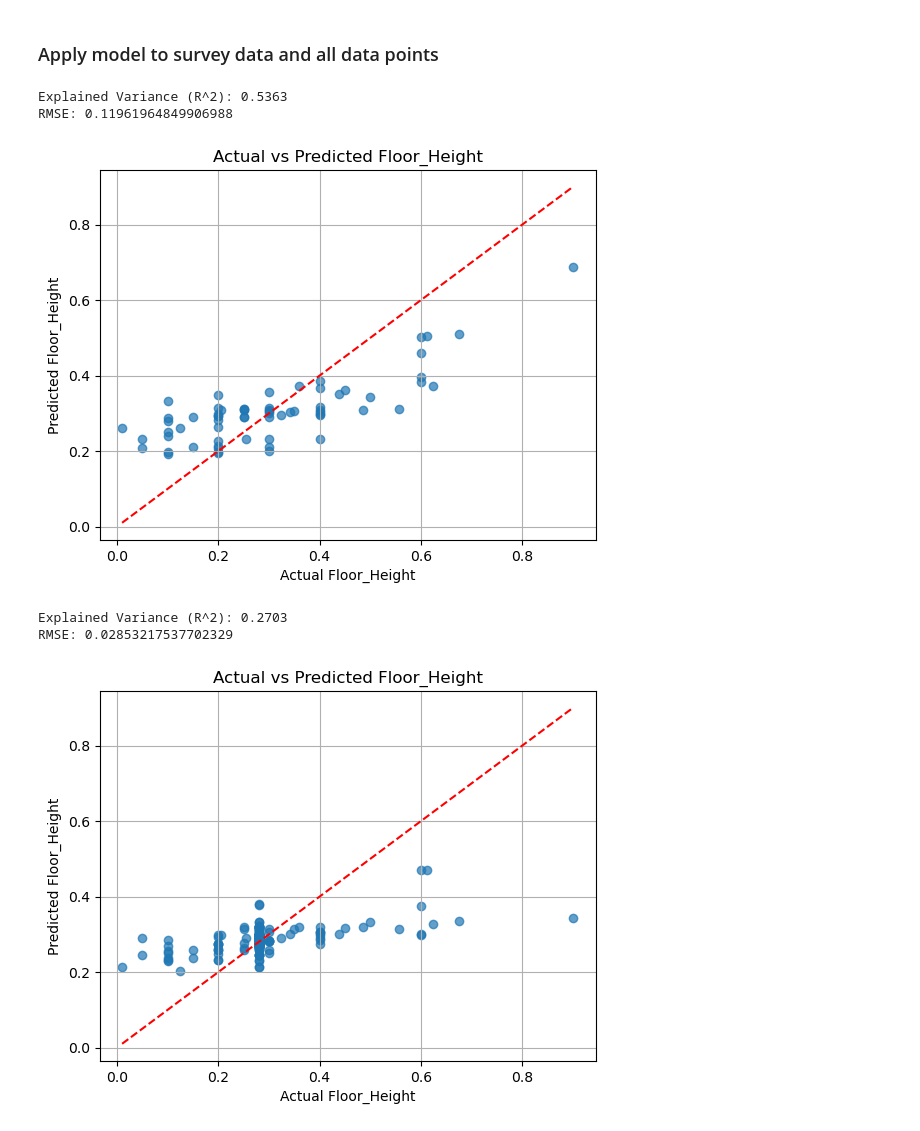
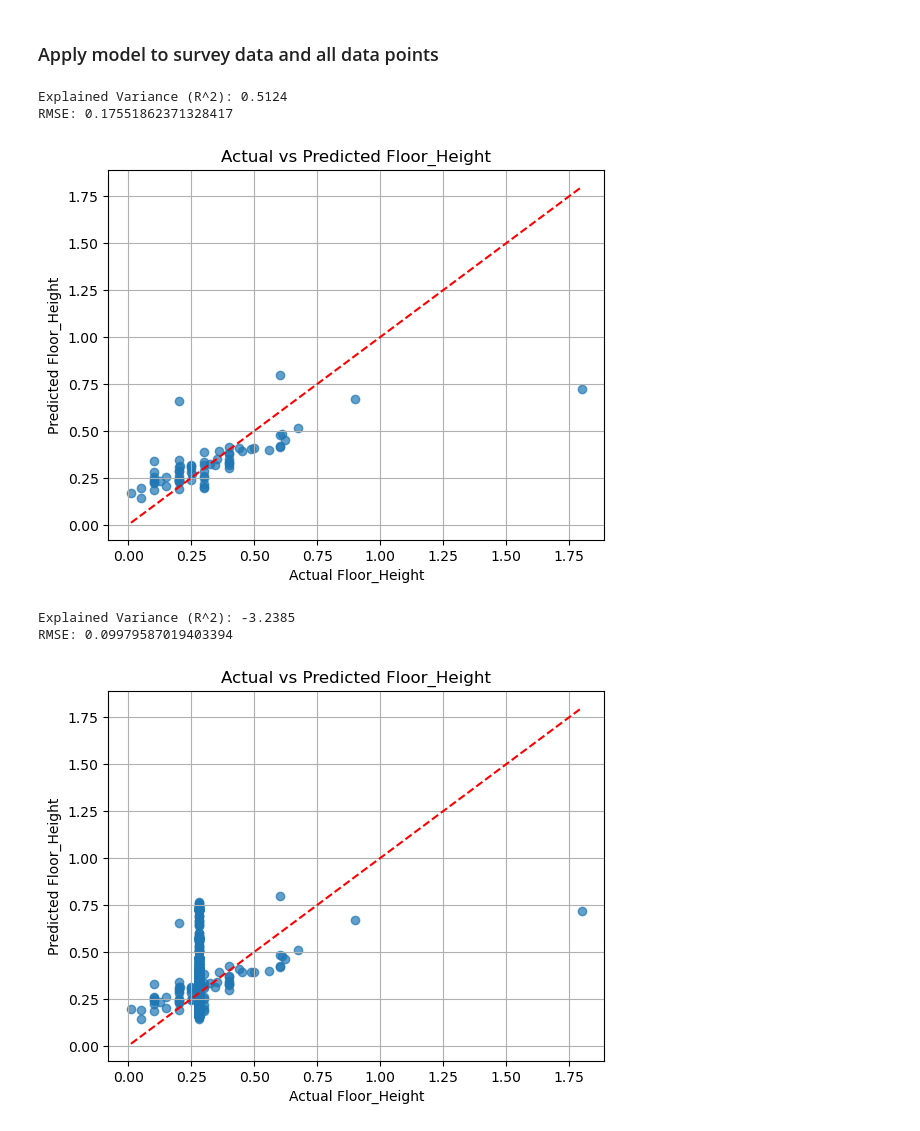
Before and after one commit to GeoscienceAustralia/GA_Floor_Height, a Jupyter notebook: regression/wagga_3_regression_model.ipynb, the cells around one changed output. Saved outputs shown, nothing was run; the diff lists cells and outputs as text; code cells hidden in the pictures.

Commit message:
Updated Wagga regression model

```diff
--- a/regression/wagga_3_regression_model.ipynb
+++ b/regression/wagga_3_regression_model.ipynb
@@ -38,6 +38,8 @@ df_footprint.head()
 df_footprint['Floor_Height_DEM'] = df_footprint['Floor_Leve'] - df_footprint['min_height_ahd']
 # %%
 df_footprint['range_dem'] = df_footprint['max_height_ahd'] - df_footprint['min_height_ahd']
+# %%
+df_footprint['range_dem_2'] = df_footprint['range_dem']**2
 # %% [markdown]
 ### Inspect and clean up categorical fields
 
@@ -73,8 +75,8 @@ df_footprint[cate_cols].describe()
 * Remove highly correlated features
 # %%
 # Features and target
-cat_features = ['NEXIS_YEAR_BUILT'] #['NEXIS_CONSTRUCTION_TYPE', 'NEXIS_YEAR_BUILT', 'NEXIS_WALL_TYPE', 'GENERIC_EXT_WALL', 'flood_vulnerability_function_id']
-num_features = ['range_dem'] #['min_height_ahd', 'max_height_ahd', 'range_dem']
+cat_features = ['NEXIS_YEAR_BUILT','NEXIS_CONSTRUCTION_TYPE', 'NEXIS_WALL_TYPE', 'GENERIC_EXT_WALL', 'flood_vulnerability_function_id']
+num_features = ['range_dem','min_height_ahd', 'max_height_ahd', 'range_dem_2']
 target = 'Floor_Height'
 
 X_raw = df_footprint[cat_features + num_features]
@@ -92,7 +94,7 @@ X_normalized_numeric = scaler.fit_transform(X_raw[num_features])
 # Concatenate the encoded categorical features with the normalized numeric features
 X = np.hstack((X_encoded_categorical, X_normalized_numeric))
 # %%
-ffh_limit = 1.
+ffh_limit = 2
 # %%
 # use only surveyed data for training
 
@@ -132,7 +134,7 @@ class CorrelationFilter(BaseEstimator, TransformerMixin):
 
 # Pipeline including CorrelationFilter
 pipeline = Pipeline([
-    #('correlation_filter', CorrelationFilter(threshold=1)),
+    ('correlation_filter', CorrelationFilter(threshold=0.95)),
     ('regressor', RandomForestRegressor(random_state=42))
 ])
 
@@ -140,7 +142,7 @@ pipeline = Pipeline([
 param_grid = {
     'regressor__n_estimators': [100, 200, 300],
     'regressor__max_depth': [10, 20, 30],
-    'regressor__min_samples_split': [2, 5, 10, 15, 20]
+    'regressor__min_samples_split': [5, 10, 15]
 }
 
 # Cross-validation with GridSearch
@@ -214,31 +214,32 @@ plt.xlabel(f'Actual {target}')
 plt.ylabel(f'Predicted {target}')
 plt.grid(True)
 # %% [output]
-Explained Variance (R^2): 0.5363
-RMSE: 0.11961964849906988
+Explained Variance (R^2): 0.5124
+RMSE: 0.17551862371328417
-[figure, old version]
+[figure, new version]
 # %%
 # Fit the best model on all data points
-best_model.fit(X_lt_2m, y_lt_2m)
+#best_model.fit(X_lt_2m, y_lt_2m)
+best_model.fit(X_surveyed, y_surveyed)
 
 # Get predictions for all data points
 predictions = best_model.predict(X_lt_2m)
 
 # Calculate explained variance
 explained_variance = r2_score(y_lt_2m, predictions)
 print(f"Explained Variance (R^2): {explained_variance:.4f}")
 
 # Calculate RMSE
 rmse = np.sqrt(mean_squared_error(y_lt_2m, predictions))
 print(f"RMSE: {rmse}")
 
 plt.scatter(y_lt_2m, predictions, alpha=0.7)
 plt.plot([y_lt_2m.min(), y_lt_2m.max()], [y_lt_2m.min(), y_lt_2m.max()], 'r--')  # Diagonal line
 plt.title(f'Actual vs Predicted {target}')
 plt.xlabel(f'Actual {target}')
 plt.ylabel(f'Predicted {target}')
 plt.grid(True)
 # %% [output]
-Explained Variance (R^2): 0.2703
-RMSE: 0.02853217537702329
+Explained Variance (R^2): -3.2385
+RMSE: 0.09979587019403394
-[figure, old version]
+[figure, new version]
```
Also changed, not shown: parts of 3 cells of this notebook.
